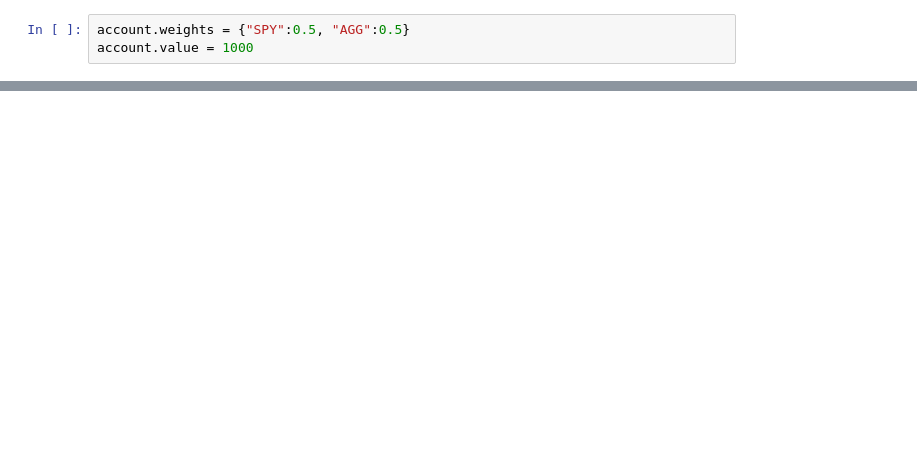
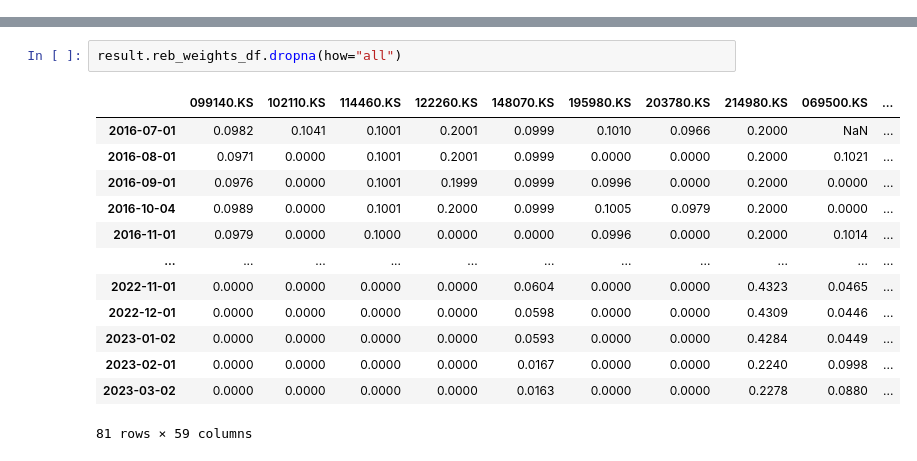
Before and after one commit to HTF1125/RobertLab, a Jupyter notebook: test.ipynb, the cells around one changed output, grey strips where cells are left out. Saved outputs shown, nothing was run; the diff lists cells and outputs as text; blank space fills up the shorter version.

```diff
--- a/test.ipynb
+++ b/test.ipynb
@@ -199,3 +0,0 @@ test.dates
-# %%
-account.weights = {"SPY":0.5, "AGG":0.5}
-account.value = 1000
@@ -203,0 +308,16 @@ account.date
+# %%
+result.reb_weights_df.dropna(how="all")
+# %% [output]
+|  | 099140.KS | 102110.KS | 114460.KS | 122260.KS | 148070.KS | 195980.KS | 203780.KS | 214980.KS | 069500.KS | ... |
+| 2016-07-01 | 0.0982 | 0.1041 | 0.1001 | 0.2001 | 0.0999 | 0.1010 | 0.0966 | 0.2000 | NaN | ... |
+| 2016-08-01 | 0.0971 | 0.0000 | 0.1001 | 0.2001 | 0.0999 | 0.0000 | 0.0000 | 0.2000 | 0.1021 | ... |
+| 2016-09-01 | 0.0976 | 0.0000 | 0.1001 | 0.1999 | 0.0999 | 0.0996 | 0.0000 | 0.2000 | 0.0000 | ... |
+| 2016-10-04 | 0.0989 | 0.0000 | 0.1001 | 0.2000 | 0.0999 | 0.1005 | 0.0979 | 0.2000 | 0.0000 | ... |
+| 2016-11-01 | 0.0979 | 0.0000 | 0.1000 | 0.0000 | 0.0000 | 0.0996 | 0.0000 | 0.2000 | 0.1014 | ... |
+| ... | ... | ... | ... | ... | ... | ... | ... | ... | ... | ... |
+| 2022-11-01 | 0.0000 | 0.0000 | 0.0000 | 0.0000 | 0.0604 | 0.0000 | 0.0000 | 0.4323 | 0.0465 | ... |
+| 2022-12-01 | 0.0000 | 0.0000 | 0.0000 | 0.0000 | 0.0598 | 0.0000 | 0.0000 | 0.4309 | 0.0446 | ... |
+| 2023-01-02 | 0.0000 | 0.0000 | 0.0000 | 0.0000 | 0.0593 | 0.0000 | 0.0000 | 0.4284 | 0.0449 | ... |
+| 2023-02-01 | 0.0000 | 0.0000 | 0.0000 | 0.0000 | 0.0167 | 0.0000 | 0.0000 | 0.2240 | 0.0998 | ... |
+| 2023-03-02 | 0.0000 | 0.0000 | 0.0000 | 0.0000 | 0.0163 | 0.0000 | 0.0000 | 0.2278 | 0.0880 | ... |
+81 rows × 59 columns
```
Also changed, not shown: parts of 9 cells of this notebook.
